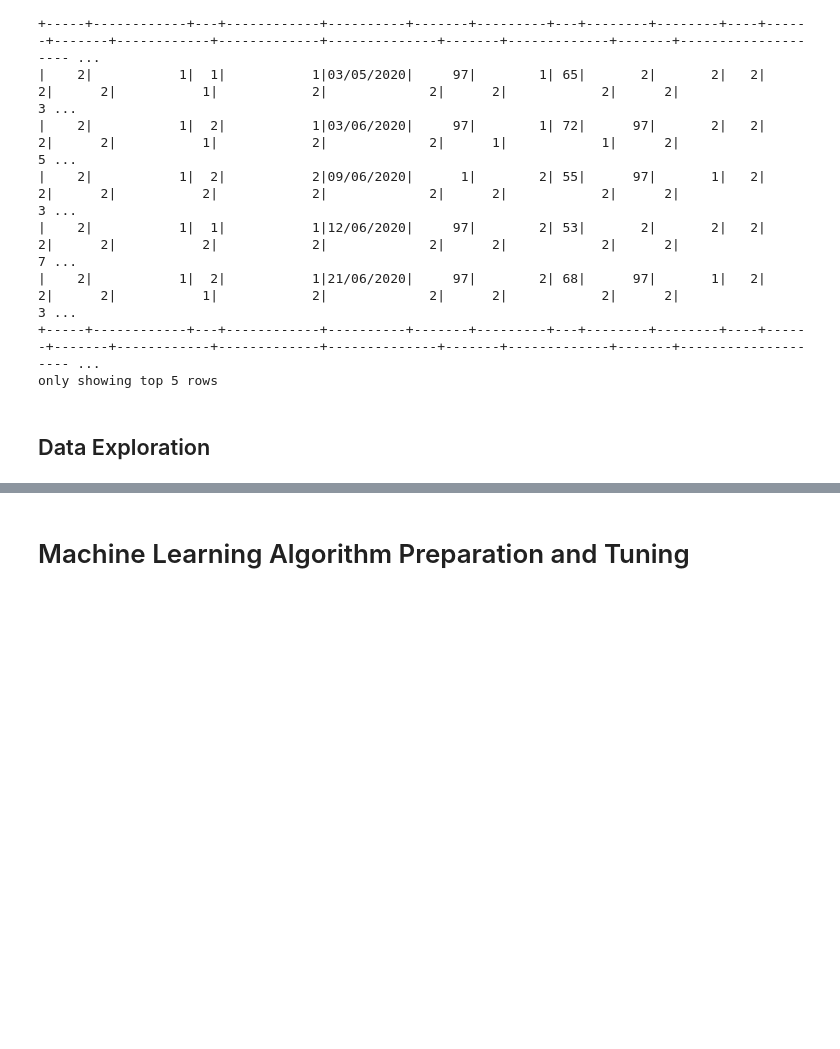
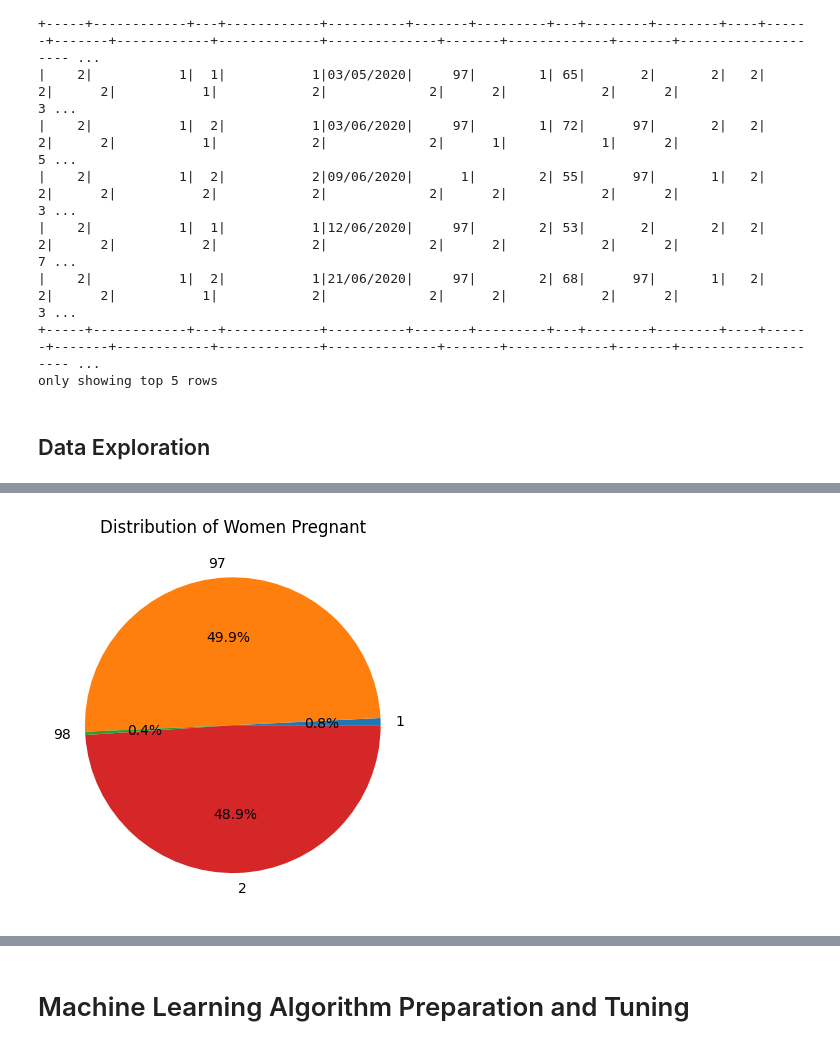
Before and after one commit to Jhatton2/dataMining_finalProject, a Jupyter notebook: covid-19.ipynb, the cells around one changed output, grey strips where cells are left out. Saved outputs shown, nothing was run; the diff lists cells and outputs as text; code cells hidden in the pictures; blank space fills up the shorter version.

```diff
--- a/covid-19.ipynb
+++ b/covid-19.ipynb
@@ -72,0 +92,11 @@ only showing top 5 rows
+# %%
+# Show distribution of 'PREGNANT' column in pie chart
+import matplotlib.pyplot as plt
+
+pregnant_distribution = spark.sql("SELECT PREGNANT, COUNT(*) as Count FROM covid GROUP BY PREGNANT").toPandas()
+
+plt.pie(pregnant_distribution["Count"], labels=pregnant_distribution["PREGNANT"], autopct="%1.1f%%")
+plt.title("Distribution of Women Pregnant")
+plt.show()
+# %% [output]
+[figure, added]
```
Also changed, not shown: parts of 6 cells of this notebook.
